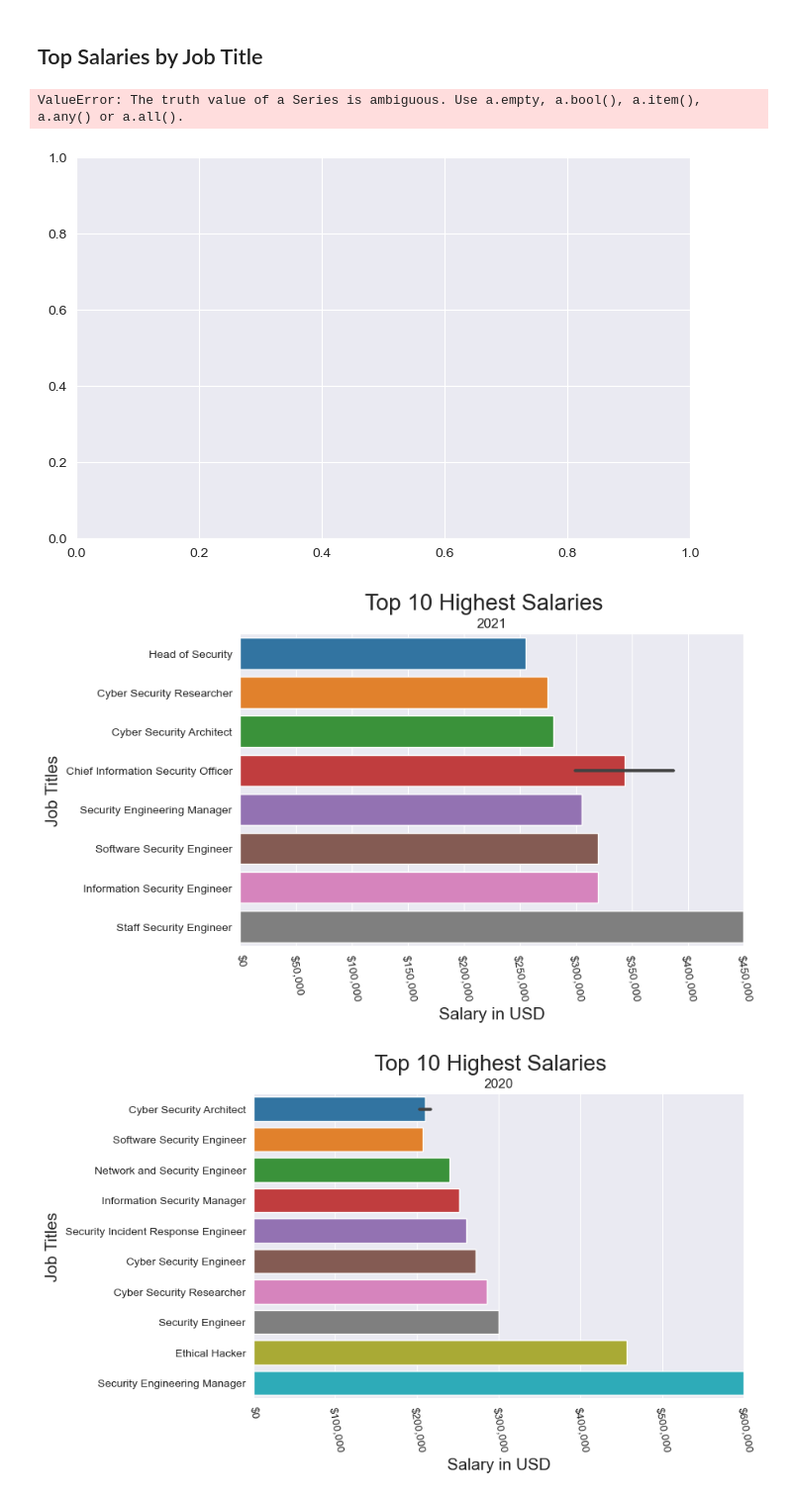
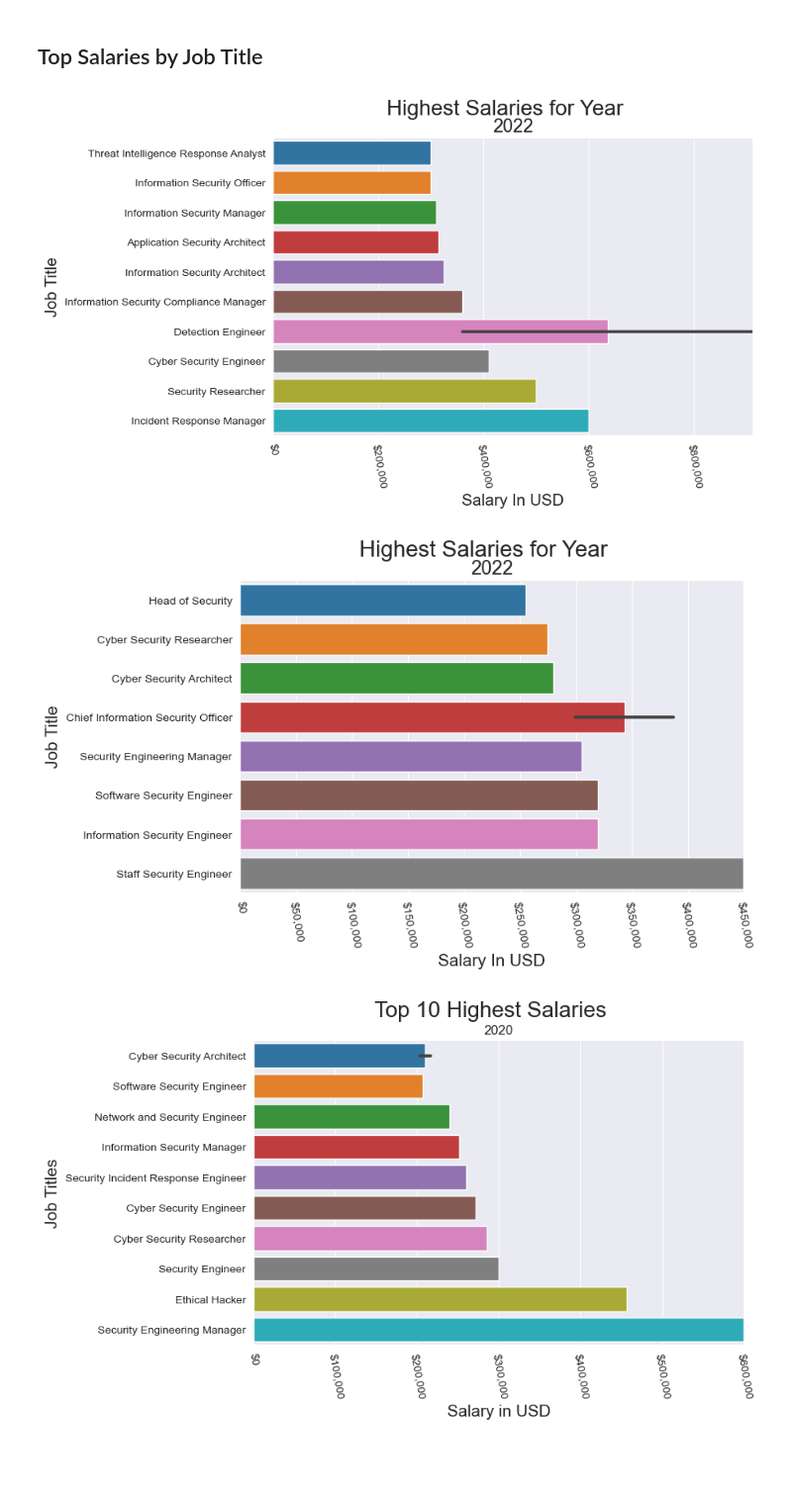
Before and after one commit to SantosAbimaelRomero/Cyber-Security-Salaries, a Jupyter notebook: Cyber Security Salary Presentation.ipynb, the cells around one changed output. Shown: that part at 99% size. Saved outputs shown, nothing was run; the diff lists cells and outputs as text; code cells hidden in the pictures; blank space fills up the shorter version.

```diff
--- a/Cyber Security Salary Presentation.ipynb
+++ b/Cyber Security Salary Presentation.ipynb
@@ -367,0 +295,26 @@ str(for_2022.work_year.values[1])[1]
+# %%
+class Salaries:
+    def __init__(self, data):
+        # Entire DataFrame
+        self.data=data
+        # DataFrame Features
+        self.job_title = self.data[["Job Title"]]
+        self.salary_in_usd = self.data[["Salary In USD"]]
+        self.work_year = self.data[["Work Year"]]
+
+    def top_job_title(self):
+        price_fmt = mpl.ticker.StrMethodFormatter('${x:,.0f}')
+
+        fig, ax = plt.subplots(figsize= (8,5))
+        sns.set_style("darkgrid")
+
+        sns.barplot(data=self.data.tail(11), y=self.data['Job Title'].tail(11),
+                    x=self.data['Salary In USD'])
+        plt.xticks(rotation=-80)
+        plt.ylabel(self.job_title.columns, fontsize=15)
+        plt.xlim(left=0, right=self.salary_in_usd.max().values)
+        plt.xlabel(self.salary_in_usd.columns, fontsize=15)
+        ax.xaxis.set_major_formatter(price_fmt)
+        plt.title(f"{str(for_2022.work_year.values[1])[1:5]}"
+                  , fontsize=17);
+        plt.suptitle("Highest Salaries for Year", fontsize=20)
@@ -385,12 +329,13 @@ def top_10(*args):
 # %%
-top_10(df_2022, 'job_title')
+for_2022 = Salaries(df_2022, 'Job Title')
+for_2022.top_10()
 # %% [output]
-ValueError: The truth value of a Series is ambiguous. Use a.empty, a.bool(), a.item(), a.any() or a.all().
-[figure, old version]
+[figure, new version]
 # %%
-top_10(df_2021, 'job_title')
+for_2021 = Salaries(df_2021, 'Job Title')
+for_2021.top_10()
 # %% [output]
-[figure, old version]
+[figure, new version]
 # %%
 top_10(df_2020, 'job_title')
 # %% [output]
```
Also changed, not shown: parts of 32 cells of this notebook.
